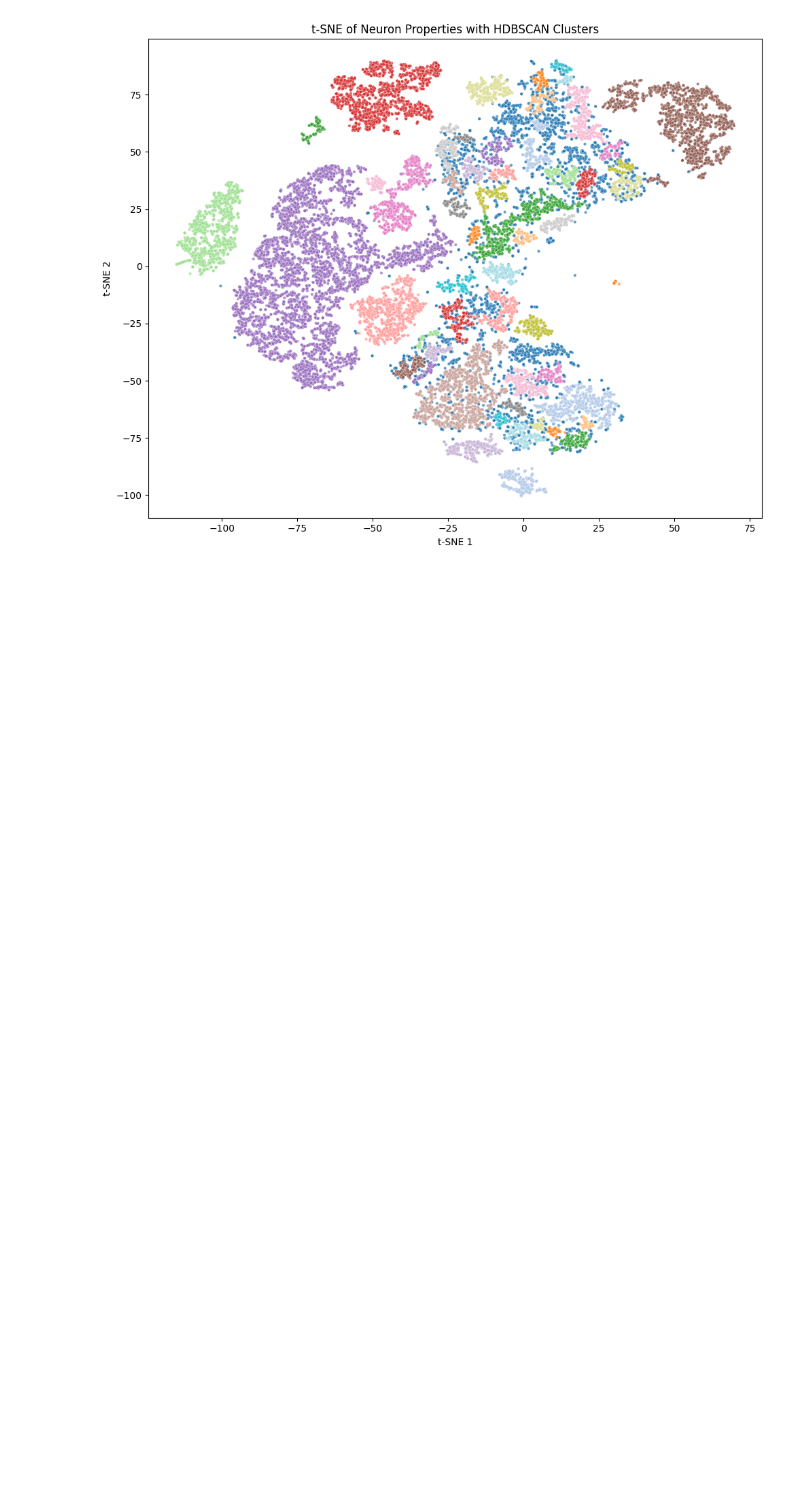
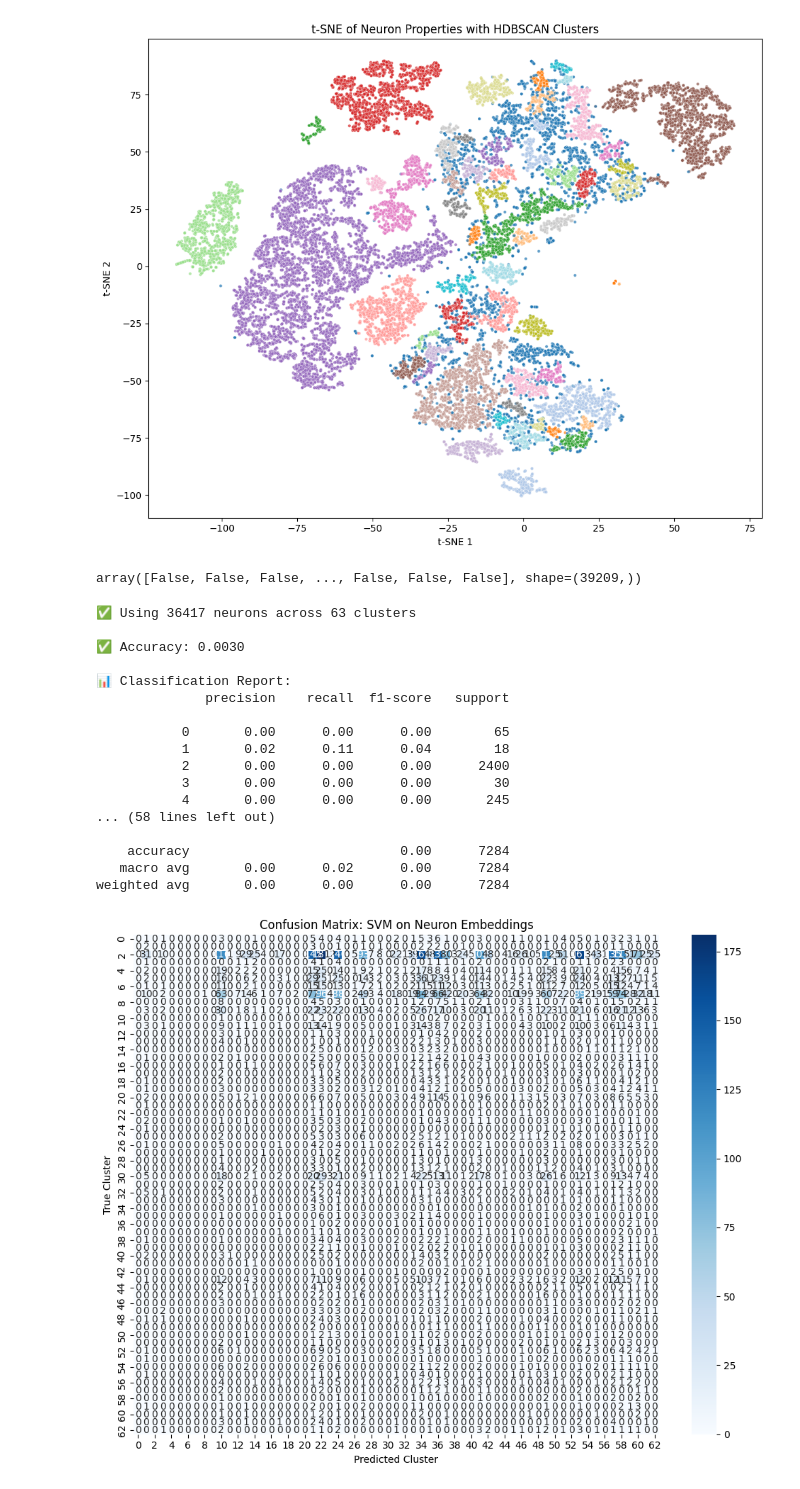
Before and after one commit to mariakesa/LuckyMouse2, a Jupyter notebook: neuron_property_decoding/multitaskMLP.ipynb, the cells around one changed output. Cells and saved outputs as stored; diff of their text form; code cells hidden in the pictures; blank space fills up the shorter version.

Commit message:
evaluate model on the test set

```diff
--- a/neuron_property_decoding/multitaskMLP.ipynb
+++ b/neuron_property_decoding/multitaskMLP.ipynb
@@ -202,3 +202,73 @@ plt.tight_layout()
 plt.show()
 # %% [output]
 [figure]
+# %%
+cluster_labels.shape
+# %% [output]
+array([False, False, False, ..., False, False, False], shape=(39209,))
+# %%
+import numpy as np
+import pandas as pd
+from sklearn.svm import LinearSVC
+from sklearn.metrics import accuracy_score, classification_report, confusion_matrix
+from sklearn.model_selection import train_test_split
+import matplotlib.pyplot as plt
+import seaborn as sns
+
+# -- Load data --
+# X: your neuron embeddings (shape [N, D])
+# cluster_labels: cluster assignments for each neuron
+# If cluster_labels came from merged_df['cluster'], convert to numpy:
+y = merged_df['cluster'].to_numpy()
+
+# -- Filter out noise points if using HDBSCAN (label == -1) --
+mask = y != -1
+X_clean = X[mask]
+y_clean = y[mask]
+
+print(f"✅ Using {X_clean.shape[0]} neurons across {len(np.unique(y_clean))} clusters")
+
+# -- Stratified split --
+X_train, X_test, y_train, y_test = train_test_split(
+    X_clean, y_clean, test_size=0.2, stratify=y_clean, random_state=42
+)
+
+# -- Train linear SVM with balanced class weights --
+clf = LinearSVC(random_state=42, max_iter=10000, class_weight='balanced')
+clf.fit(X_train, y_train)
+
+# -- Predict & evaluate --
+y_pred = clf.predict(X_test)
+
+print(f"\n✅ Accuracy: {accuracy_score(y_test, y_pred):.4f}")
+print("\n📊 Classification Report:")
+print(classification_report(y_test, y_pred))
+
+# -- Confusion matrix --
+cm = confusion_matrix(y_test, y_pred)
+plt.figure(figsize=(10, 8))
+sns.heatmap(cm, annot=True, fmt='d', cmap='Blues')
+plt.xlabel("Predicted Cluster")
+plt.ylabel("True Cluster")
+plt.title("Confusion Matrix: SVM on Neuron Embeddings")
+plt.tight_layout()
+plt.show()
+# %% [output]
+✅ Using 36417 neurons across 63 clusters
+
+✅ Accuracy: 0.0030
+
+📊 Classification Report:
+              precision    recall  f1-score   support
+
+           0       0.00      0.00      0.00        65
+           1       0.02      0.11      0.04        18
+           2       0.00      0.00      0.00      2400
+           3       0.00      0.00      0.00        30
+           4       0.00      0.00      0.00       245
+... (58 lines left out)
+
+    accuracy                           0.00      7284
+   macro avg       0.00      0.02      0.00      7284
+weighted avg       0.00      0.00      0.00      7284
+[figure, added]
```
Also changed, not shown: parts of 3 cells of this notebook, 1 other file.
